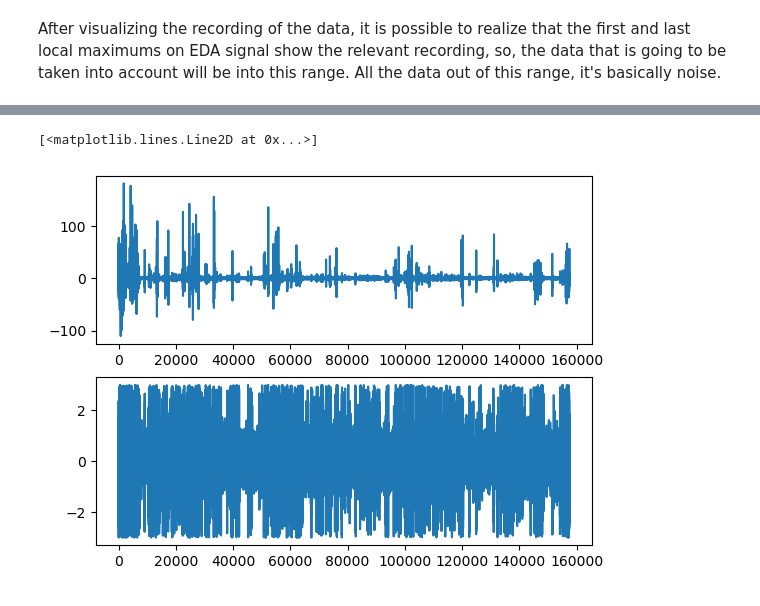
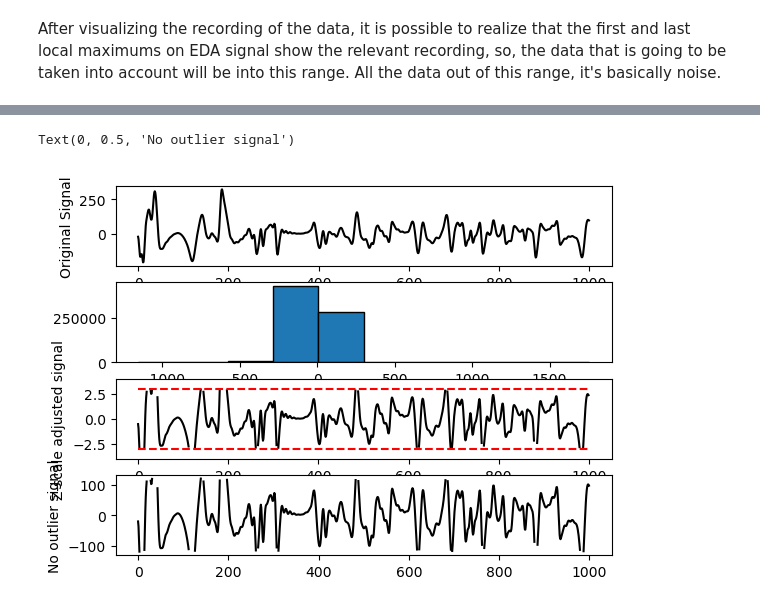
Before and after one commit to jsForeroBiomed/wearable-stress-exam-performance, a Jupyter notebook: Physiological-signals.ipynb, the cells around one changed output, grey strips where cells are left out. Saved outputs shown, nothing was run; the diff lists cells and outputs as text; code cells hidden in the pictures.

```diff
--- a/Physiological-signals.ipynb
+++ b/Physiological-signals.ipynb
@@ -409,11 +408,19 @@ Pasos a seguir para concluir el trabajo.
 # %%
-analysis_variables = ['Global Maximum', 'Median', 'Variance']
+# Generating a final dataframe with all the preprocessed data
+
+analysis_variables = ['Max', 'Med', 'Var']
 
 final_dataset = exam_data.copy()
 
-for exam in exam_list:
-    for variable in analysis_variables:
-        final_dataset[f'{exam} {variable}'] = np.nan
+for physio in list(physio_variables.keys()):
+    for exam in exam_list:
+        for stats_var in analysis_variables:
+            final_dataset[f'{exam} {stats_var} {physio}'] = np.nan
+
+final_dataset.rename(columns={'Midterm 1': 'Midterm 1 grade',
+                              'Midterm 2': 'Midterm 2 grade',
+                              'Final': 'Final grade',}, inplace=True)
+
 
 display(final_dataset.head())
 display(final_dataset.shape)
@@ -428,21 +436,35 @@ display(final_dataset.shape)
 # %%
-new_data = cut_boundaries('S1', 'Midterm 1', False)
 zscore_thresh = 3
 
-# for variable in new_data:
-    # for index in range(3):
-
-data_med = np.median(variable[1])
-data_mad = robust.mad(variable[1])
-data_mz = stats.norm.ppf(.75)*(variable[1] - data_med) / data_mad
-# Find data values to remove
-to_remove = (data_mz > zscore_thresh) | (data_mz < -zscore_thresh)
-data_mz[to_remove] = data_med
+for n_student in students_list:
+    for n_exam in exam_list:
+        new_data = cut_boundaries(n_student, n_exam, False)
+        for index, n_variable in enumerate(list(physio_variables.keys())):
+            x_signal = new_data[index][1]
+            data_med = np.median(x_signal)
+            data_mad = robust.mad(x_signal)
+            # Outlier removal by modified z-score method (mz)
+            data_mz = stats.norm.ppf(.75)*(x_signal - data_med) / data_mad
+            # Find data values to remove
+            to_remove = (data_mz > zscore_thresh) | (data_mz < -zscore_thresh)
+            data_mz[to_remove] = np.nan
+            fixed_data = np.where(np.isnan(data_mz), np.nan, x_signal)
+            final_dataset.loc[n_student, f'{n_exam} {analysis_variables[0]} {n_variable}'] = np.nanmax(fixed_data)
+            final_dataset.loc[n_student, f'{n_exam} {analysis_variables[1]} {n_variable}'] = np.nanmedian(fixed_data)
+            final_dataset.loc[n_student, f'{n_exam} {analysis_variables[2]} {n_variable}'] = np.nanvar(fixed_data, ddof=1)
 
 
-fig, ax = plt.subplots(2, 1)
-ax[0].plot(variable[1])
-ax[1].plot(data_mz)
+fig, ax = plt.subplots(4, 1)
+ax[0].plot(x_signal[:1000], 'k')
+ax[0].set_ylabel('Original Signal')
+ax[1].hist(x_signal, edgecolor='k')
+ax[2].plot(data_mz[:1000], 'k')
+ax[2].plot([0, len(data_mz[:1000])], [zscore_thresh, zscore_thresh], 'r--', )
+ax[2].plot([0, len(data_mz[:1000])], [-zscore_thresh, -zscore_thresh], 'r--')
+ax[2].set_ylabel('Z-scale adjusted signal')
+ax[2].set_ylim([-zscore_thresh - 1, zscore_thresh + 1])
+ax[3].plot(fixed_data[:1000], 'k')
+ax[3].set_ylabel('No outlier signal')
 # %% [output]
-[<matplotlib.lines.Line2D at 0x...>]
+Text(0, 0.5, 'No outlier signal')
-[figure, old version]
+[figure, new version]
```
Also changed, not shown: parts of 6 cells of this notebook.
